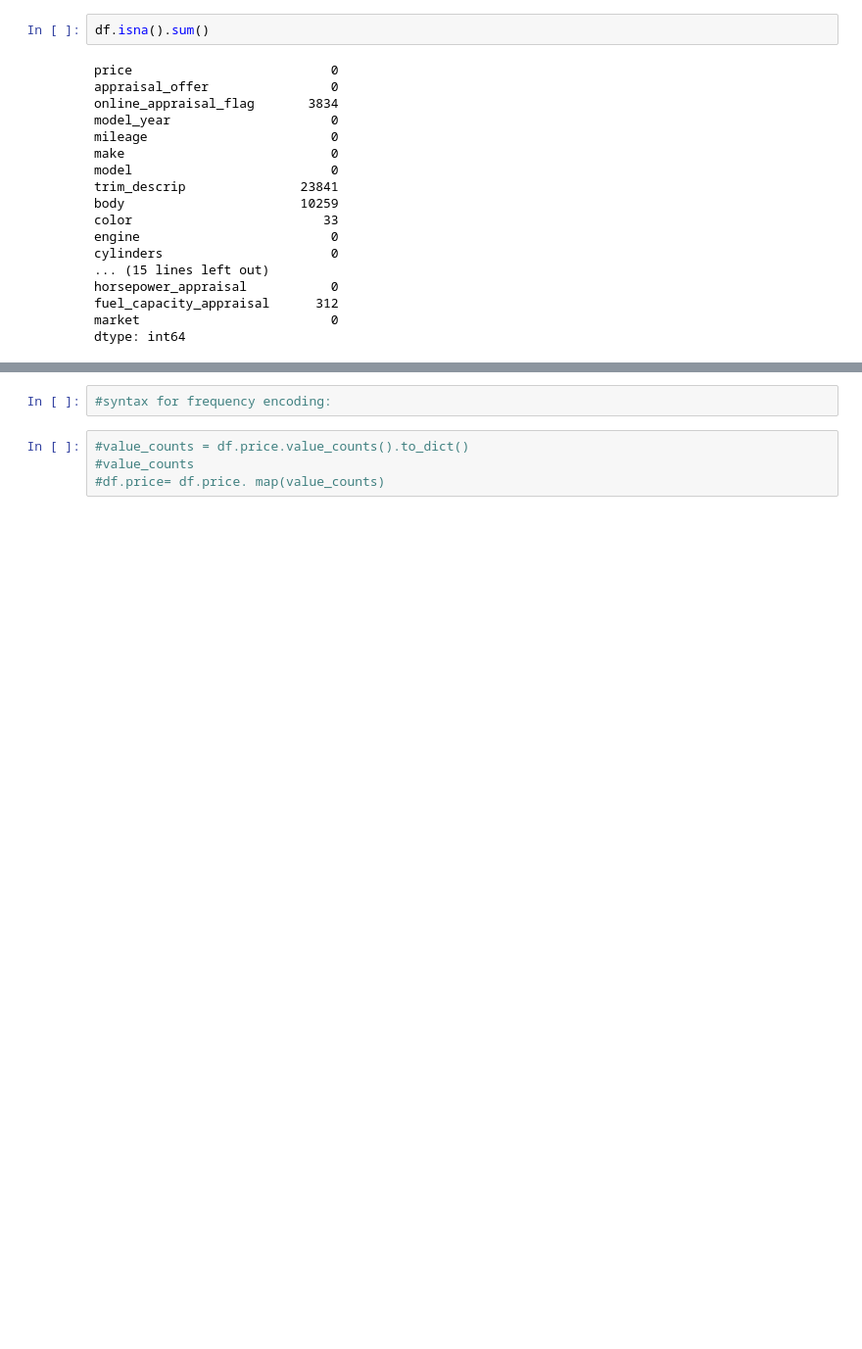
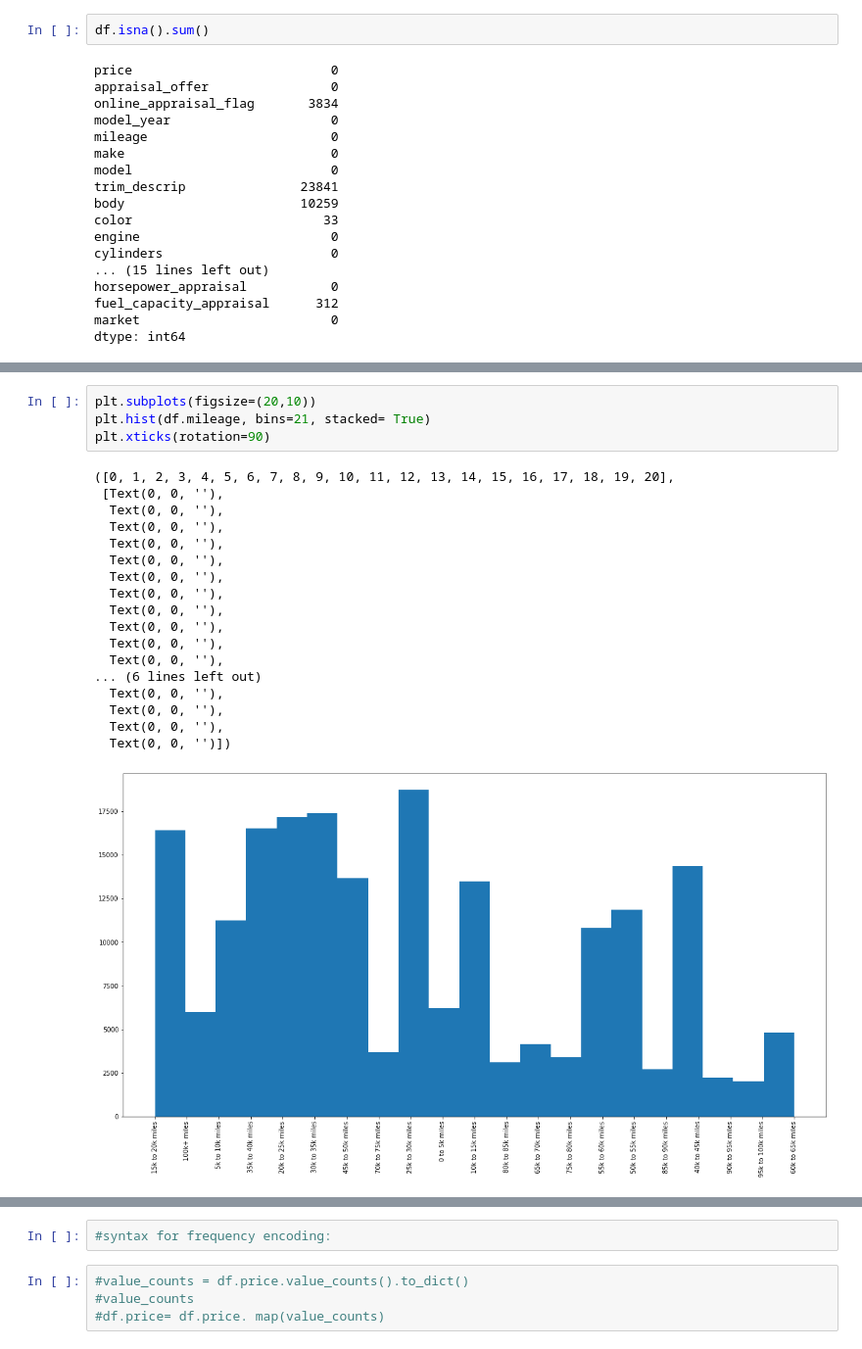
Before and after one commit to Siddharth1060/Car-recomendation-based-on-the-Cars-sold-at-Carmax, a Jupyter notebook: carmax_notebook.ipynb, the cells around one changed output, grey strips where cells are left out. Shown: that part at 98% size. Drawn from its saved outputs; the diff is of its cells as text; blank space fills up the shorter version.

```diff
--- a/carmax_notebook.ipynb
+++ b/carmax_notebook.ipynb
@@ -85,0 +220,23 @@ dtype: int64
+# %%
+plt.subplots(figsize=(20,10))
+plt.hist(df.mileage, bins=21, stacked= True)
+plt.xticks(rotation=90)
+# %% [output]
+([0, 1, 2, 3, 4, 5, 6, 7, 8, 9, 10, 11, 12, 13, 14, 15, 16, 17, 18, 19, 20],
+ [Text(0, 0, ''),
+  Text(0, 0, ''),
+  Text(0, 0, ''),
+  Text(0, 0, ''),
+  Text(0, 0, ''),
+  Text(0, 0, ''),
+  Text(0, 0, ''),
+  Text(0, 0, ''),
+  Text(0, 0, ''),
+  Text(0, 0, ''),
+  Text(0, 0, ''),
+... (6 lines left out)
+  Text(0, 0, ''),
+  Text(0, 0, ''),
+  Text(0, 0, ''),
+  Text(0, 0, '')])
+[figure, added]
```
Also changed, not shown: parts of 144 cells of this notebook.
